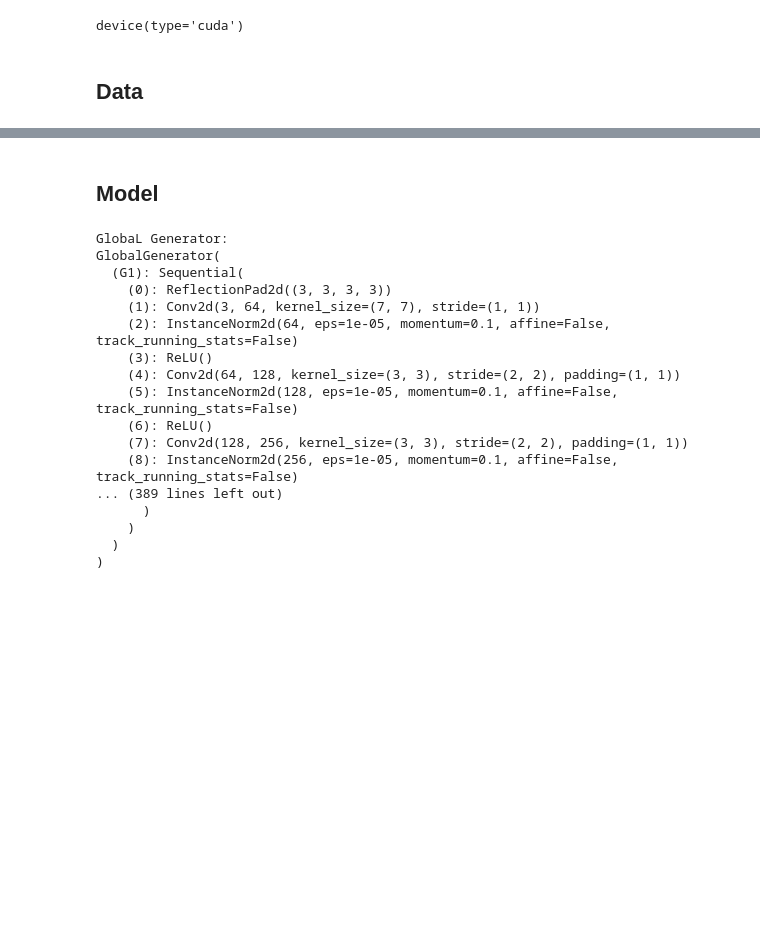
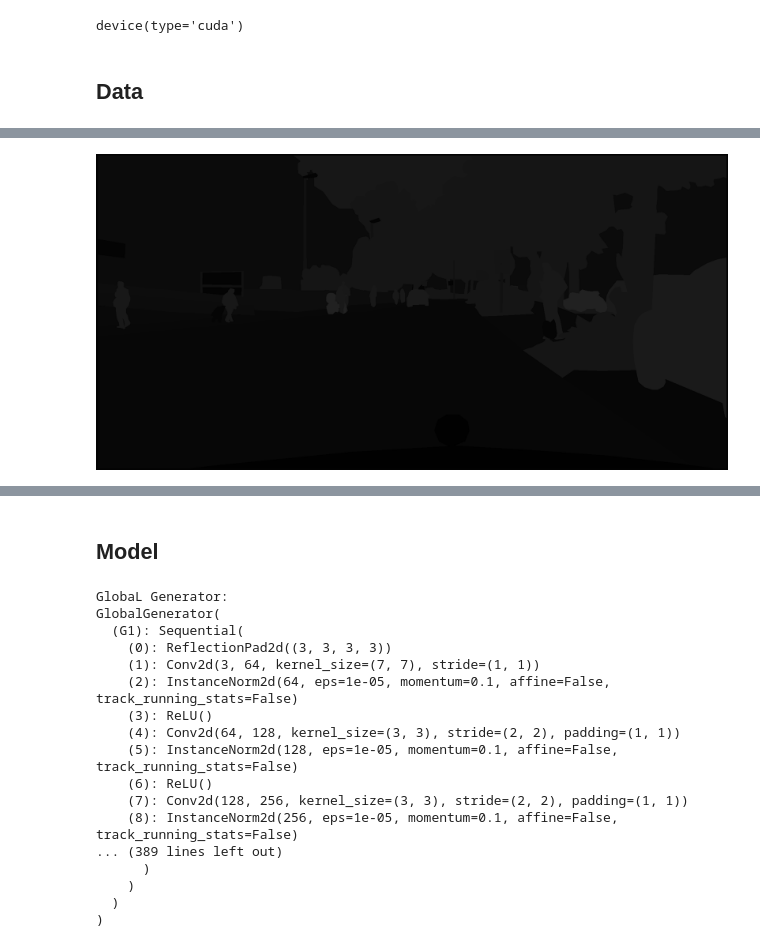
Before and after one commit to UdbhavPrasad072300/GANs-Implementations, a Jupyter notebook: notebooks/Pix2PixHD/Pix2PixHD_CityScape.ipynb, the cells around one changed output, grey strips where cells are left out. Drawn from its saved outputs; the diff is of its cells as text; code cells hidden in the pictures; blank space fills up the shorter version.

```diff
--- a/notebooks/Pix2PixHD/Pix2PixHD_CityScape.ipynb
+++ b/notebooks/Pix2PixHD/Pix2PixHD_CityScape.ipynb
@@ -20,0 +38,4 @@ torch.backends.cudnn.deterministic = True
+# %%
+toPIL(labels)
+# %% [output]
+[figure, added]
```
Also changed, not shown: parts of 6 cells of this notebook, 2 other files.
